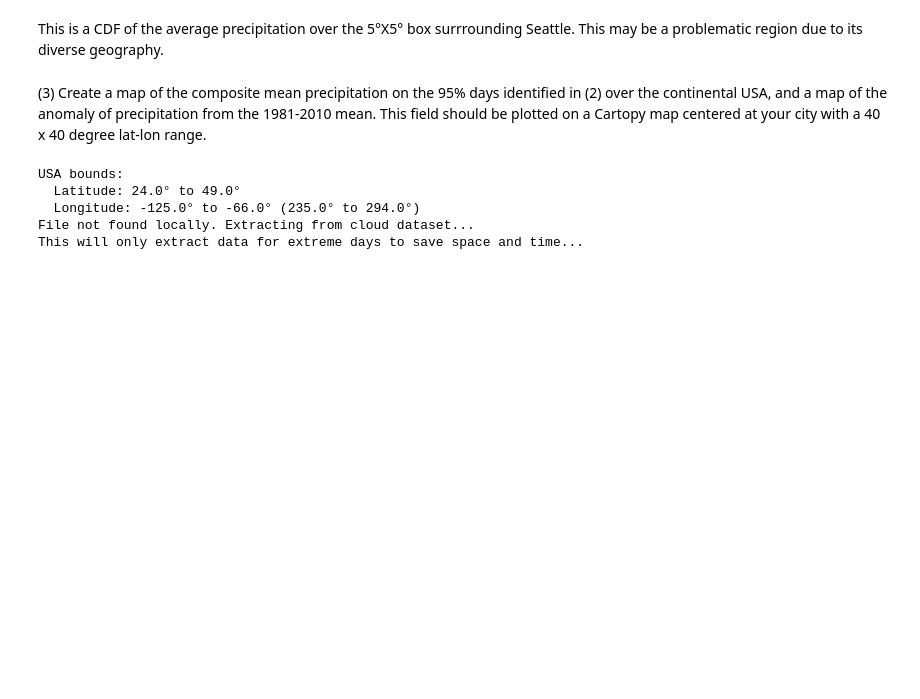
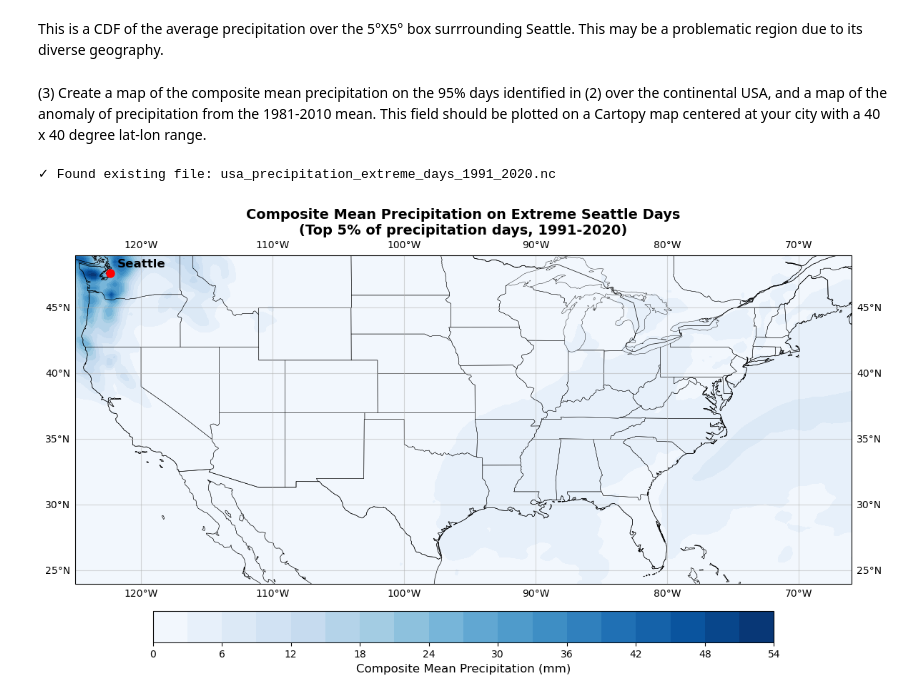
Before and after one commit to zrtorstrick/ATMS-523-Module-2, a Jupyter notebook: HW02.ipynb, the cells around one changed output. Saved outputs shown, nothing was run; the diff lists cells and outputs as text; code cells hidden in the pictures; blank space fills up the shorter version.

```diff
--- a/HW02.ipynb
+++ b/HW02.ipynb
@@ -194,13 +171,3 @@ plt.show()
 # %% [output]
 5% of the time, the daily precipitation in the Seattle region exceeds 18.17 mm
 [figure]
-# %%
-# Identify extreme days (top 5% of days)
-extreme_days = mean_regional_precip >= p95_threshold
-print(f"Number of extreme days: {extreme_days.sum().values}")
-print(f"Percentage of extreme days: {extreme_days.sum().values / len(extreme_days) * 100:.1f}%")
-
-# Get the dates of extreme days
-extreme_dates = mean_regional_precip.time[extreme_days]
-print(f"First few extreme dates: {extreme_dates[:5].values}")
-print(f"Last few extreme dates: {extreme_dates[-5:].values}")
@@ -226,44 +184,83 @@ usa_lon_max = -66.0   # Eastern border (Atlantic coast)
 
 # Convert longitude to 0-360° format
 usa_lon_min_360 = 360 + usa_lon_min  # 235.0°
 usa_lon_max_360 = 360 + usa_lon_max  # 294.0°
 
-print(f"USA bounds:")
-print(f"  Latitude: {usa_lat_min}° to {usa_lat_max}°")
-print(f"  Longitude: {usa_lon_min}° to {usa_lon_max}° ({usa_lon_min_360}° to {usa_lon_max_360}°)")
-
 # Filter the dataset to USA bounds
 ds_usa = ds.sel(
     latitude=slice(usa_lat_max, usa_lat_min),  # Note: reversed for descending lat
     longitude=slice(usa_lon_min_360, usa_lon_max_360)
 )
 
-# Extract and save precipitation data for USA (1991-2020) - ONLY extreme days
+# Extract and save precipitation data for USA (1991-2020)
 filename = 'usa_precipitation_extreme_days_1991_2020.nc'
 if os.path.exists(filename):
     print(f"✓ Found existing file: {filename}")
     precip_usa_extreme = xr.open_dataset(filename)['total_precipitation']
 else:
     # Save precipitation data for USA - ONLY on extreme days
     # as NetCDF (preserves all metadata and xarray structure)
     print("File not found locally. Extracting from cloud dataset...")
     print("This will only extract data for extreme days to save space and time...")
 
     # First get the full USA dataset for the time period
     precip_usa_full = ds_usa['total_precipitation'].sel(time=slice('1991-01-01', '2020-12-31'))
 
     # Convert to daily and select only extreme days
     precip_usa_daily = precip_usa_full.resample(time='1D').sum() * 1000  # Convert to mm
     precip_usa_extreme = precip_usa_daily.sel(time=extreme_dates)
 
-    precip_usa_extreme.to_netcdf('usa_precipitation_extreme_days_1991_2020.nc')
+# Composite mean precipitation (average across all extreme days)
+composite_mean_precip = precip_usa_extreme.mean(dim='time')
 
-print(f"USA extreme days dataset shape: {precip_usa_extreme.dims}")
-print(f"USA extreme days dataset size: {precip_usa_extreme.size:,} data points")
-print(f"Number of extreme days: {precip_usa_extreme.sizes['time']}")
+# Import cartopy for mapping
+import cartopy.crs as ccrs
+import cartopy.feature as cfeature
+from cartopy.mpl.ticker import LongitudeFormatter, LatitudeFormatter
+
+# Create the composite mean precipitation map
+fig = plt.figure(figsize=(12, 8))
+
+# Create map with USA bounds as defined earlier
+ax = plt.axes(projection=ccrs.PlateCarree())
+ax.set_extent([usa_lon_min, usa_lon_max, usa_lat_min, usa_lat_max],
+               crs=ccrs.PlateCarree())
+
+# Add map features
+ax.add_feature(cfeature.COASTLINE, linewidth=0.5)
+ax.add_feature(cfeature.BORDERS, linewidth=0.5)
+ax.add_feature(cfeature.STATES, linewidth=0.3)
+ax.add_feature(cfeature.OCEAN, color='lightblue', alpha=0.3)
+ax.add_feature(cfeature.LAND, color='lightgray', alpha=0.3)
+
+# Plot the composite mean precipitation
+# Convert longitude from 0-360 to -180 to 180 for cartopy
+lon_plot = composite_mean_precip.longitude.values
+lon_plot[lon_plot > 180] = lon_plot[lon_plot > 180] - 360
+lon_mesh, lat_mesh = np.meshgrid(lon_plot, composite_mean_precip.latitude.values)
+
+# Plot the precipitation data
+im = ax.contourf(lon_mesh, lat_mesh, composite_mean_precip.values,
+                levels=20, cmap='Blues', transform=ccrs.PlateCarree())
+
+# Add colorbar
+cbar = plt.colorbar(im, ax=ax, orientation='horizontal', pad=0.05, shrink=0.8)
+cbar.set_label('Composite Mean Precipitation (mm)', fontsize=12)
+
+# Mark Seattle location
+ax.plot(seattle_lon, seattle_lat, 'ro', markersize=8, transform=ccrs.PlateCarree())
+ax.text(seattle_lon+0.5, seattle_lat+0.5, 'Seattle', transform=ccrs.PlateCarree(),
+        fontsize=12, fontweight='bold')
+
+# Add gridlines
+ax.gridlines(draw_labels=True, dms=True, x_inline=False, y_inline=False, alpha=0.5)
+
+# Set title
+plt.title('Composite Mean Precipitation on Extreme Seattle Days\n(Top 5% of precipitation days, 1991-2020)',
+          fontsize=14, fontweight='bold')
+
+plt.tight_layout()
+plt.show()
 # %% [output]
-USA bounds:
-  Latitude: 24.0° to 49.0°
-  Longitude: -125.0° to -66.0° (235.0° to 294.0°)
-File not found locally. Extracting from cloud dataset...
-This will only extract data for extreme days to save space and time...
+✓ Found existing file: usa_precipitation_extreme_days_1991_2020.nc
+[figure, added]
```
Also changed, not shown: parts of 6 cells of this notebook.
